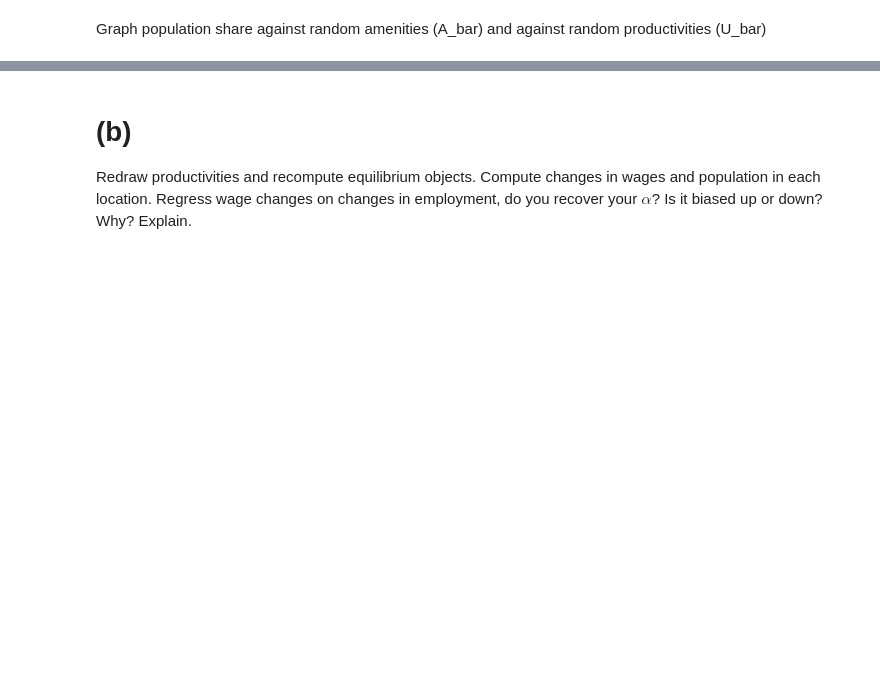
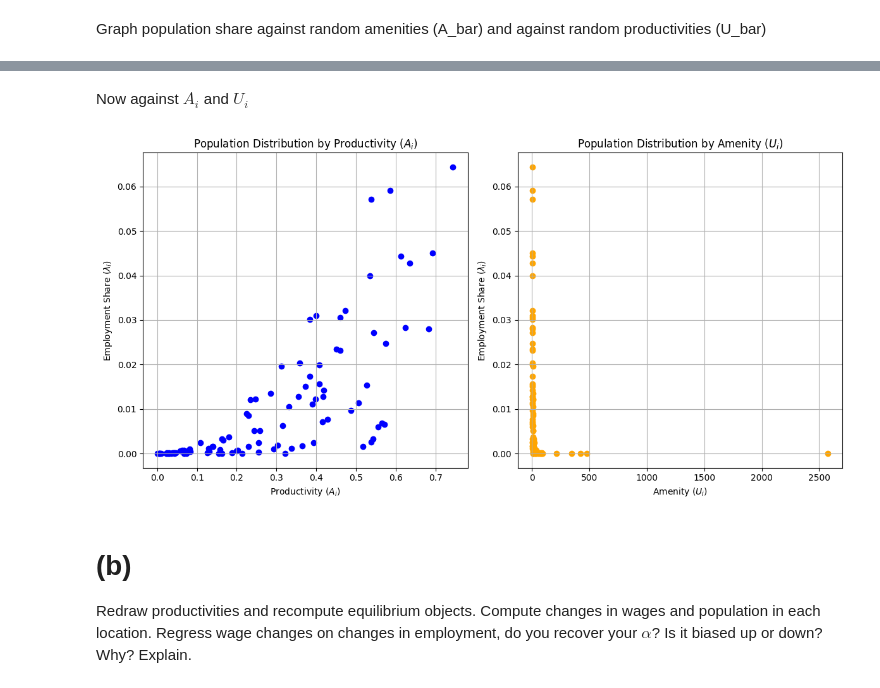
Before and after one commit to beatriceallamand/Econ-248-Spatial-Trade, a Jupyter notebook: PS1.ipynb, the cells around one changed output, grey strips where cells are left out. Cells and saved outputs as stored; diff of their text form; code cells hidden in the pictures; blank space fills up the shorter version.

```diff
--- a/PS1.ipynb
+++ b/PS1.ipynb
@@ -113,3 +113,25 @@ plt.tight_layout()
+# %% [markdown]
+Now against $A_i$ and $U_i$
+# %%
+import matplotlib.pyplot as plt
+
+# Plotting the results
+plt.figure(figsize=(12, 6))
+plt.subplot(1, 2, 1)
+plt.scatter(df['w'], df['L'], color='blue', label='L')
+plt.title('Population Distribution by Productivity ($A_i$)')
+plt.xlabel('Productivity ($A_i$)')
+plt.ylabel('Employment Share ($\\lambda_i$)')
+plt.grid()
+plt.subplot(1, 2, 2)
+plt.scatter(df_check['U'], df['L'], color='orange', label='L')
+plt.title('Population Distribution by Amenity ($U_i$)')
+plt.xlabel('Amenity ($U_i$)')
+plt.ylabel('Employment Share ($\\lambda_i$)')
+plt.grid()
+plt.tight_layout()
+# %% [output]
+[figure, added]
 # %% [markdown]
 # (b)
 
```
Also changed, not shown: parts of 4 cells of this notebook.
